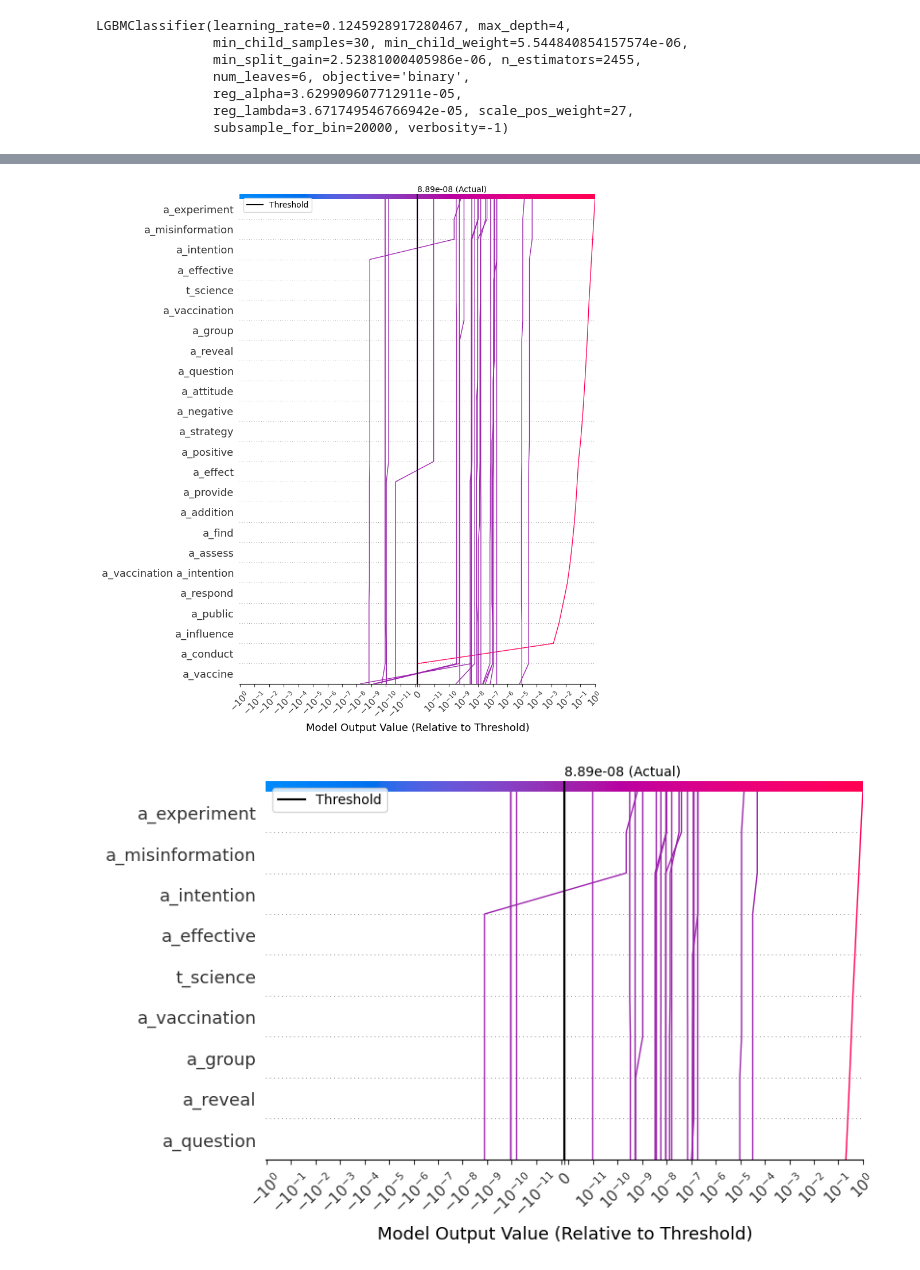
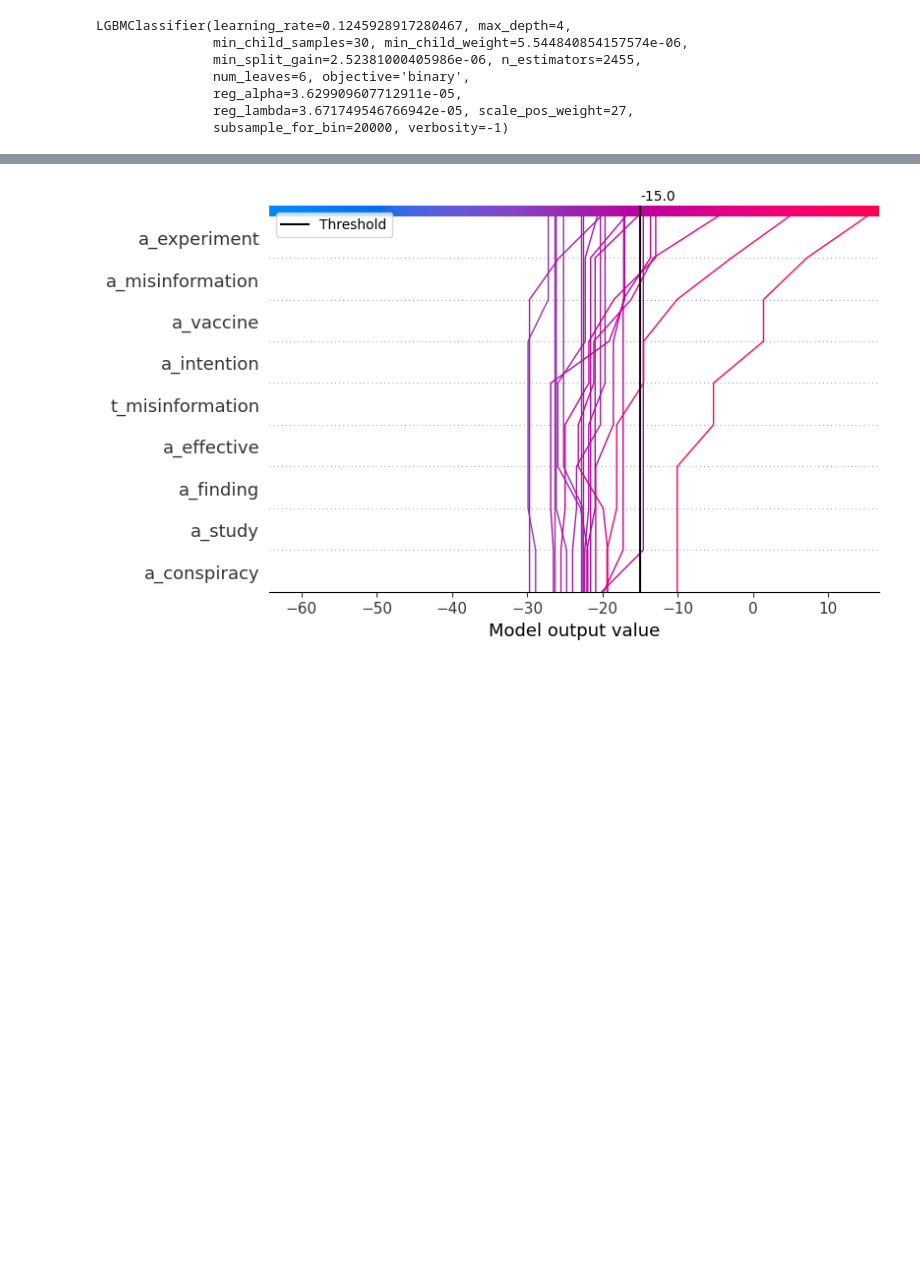
Before and after one commit to samjmolyneux/eppi-text-classification, a Jupyter notebook: notebooks/lgbm/lgbm_binary.ipynb, the cells around one changed output, grey strips where cells are left out. Drawn from its saved outputs; the diff is of its cells as text; code cells hidden in the pictures; blank space fills up the shorter version.

```diff
--- a/notebooks/lgbm/lgbm_binary.ipynb
+++ b/notebooks/lgbm/lgbm_binary.ipynb
@@ -70,12 +73,12 @@ LGBMClassifier(learning_rate=0.1245928917280467, max_depth=4,
                subsample_for_bin=20000, verbosity=-1)
 # %%
 from eppi_text_classification.predict import (
-    get_threshold,
-    threshold_predict,
+    get_raw_threshold,
+    raw_threshold_predict,
 )
 
 
-threshold = get_threshold(model, X_test, y_test, target_tpr=1)
+threshold = get_raw_threshold(model, X_test, y_test, target_tpr=1)
 
-y_test_pred = threshold_predict(model, X_test, threshold)
-y_train_pred = threshold_predict(model, X_train, threshold)
+y_test_pred = raw_threshold_predict(model, X_test, threshold)
+y_train_pred = raw_threshold_predict(model, X_train, threshold)
@@ -120,9 +125,7 @@ shap_plotter.bar_chart()
 # %%
-shap_plotter = ShapPlotter(model, X_test[:25], feature_names)
+shap_plotter = ShapPlotter(model, X_test[:20], feature_names)
 
-shap_plotter.decision_plot(threshold=threshold, num_display=25)
+
 shap_plotter.decision_plot(threshold=threshold, num_display=10)
-shap_plotter.single_decision_plot(threshold=threshold, index=0, num_display=10)
 # %% [output]
-[figure, old version]
+[figure, new version]
-[figure, removed]
```
Also changed, not shown: parts of 8 cells of this notebook, 8 other files.
